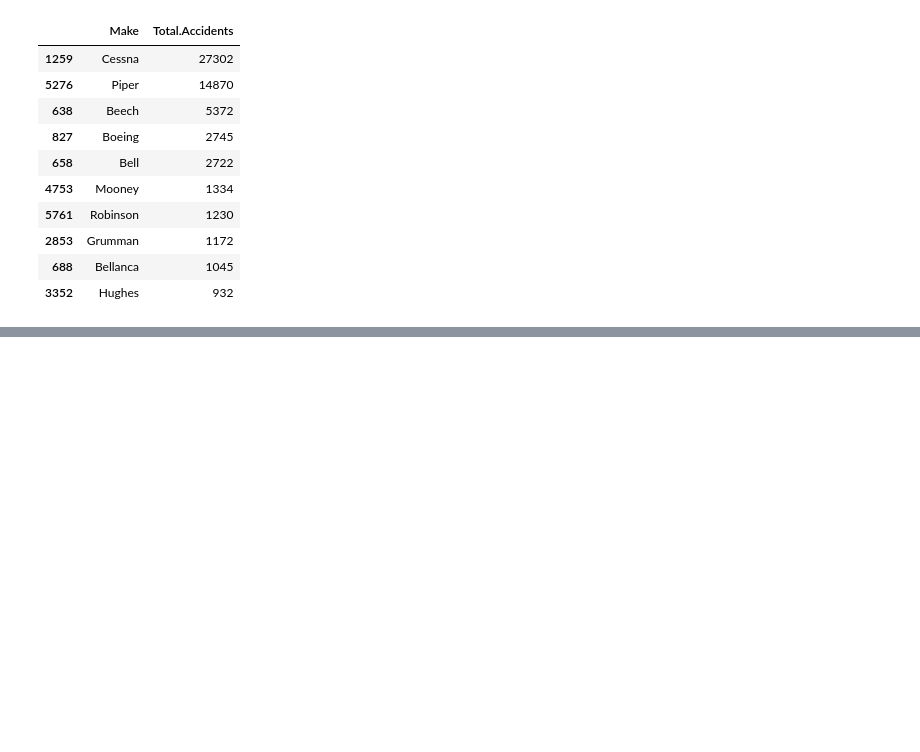
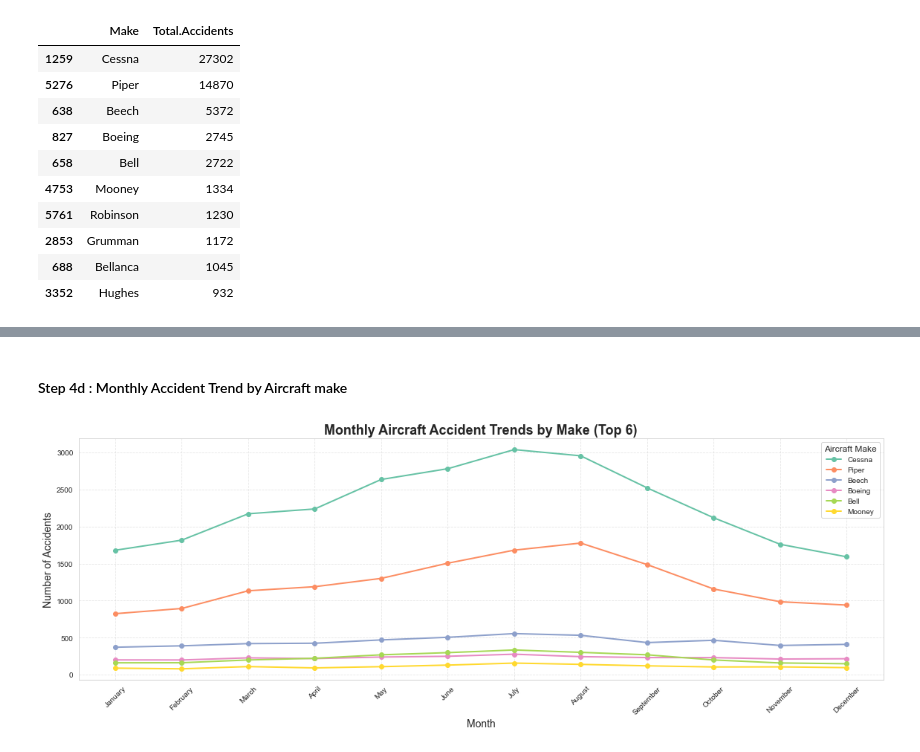
Before and after one commit to DebbieMOmondi/-Aviation-Risk-Analysis, a Jupyter notebook: Risk_Analysis.ipynb, the cells around one changed output, grey strips where cells are left out. Cells and saved outputs as stored; diff of their text form; code cells hidden in the pictures; blank space fills up the shorter version.

```diff
--- a/Risk_Analysis.ipynb
+++ b/Risk_Analysis.ipynb
@@ -363,0 +469,40 @@ accidents_per_model.head(10)
+# %% [markdown]
+#### Step 4d : Monthly Accident Trend by Aircraft make
+# %%
+
+# Group by Month and Make
+accidents_by_month_make = cleaned_data.groupby(['Month', 'Make']).size().reset_index(name='Accident_Count')
+
+# Convert month names to categorical with correct order
+month_order = list(calendar.month_name)[1:]  # ['January', 'February', ..., 'December']
+accidents_by_month_make['Month'] = pd.Categorical(accidents_by_month_make['Month'], categories=month_order, ordered=True)
+
+# Pivot the data
+pivot_make_month = accidents_by_month_make.pivot(index='Month', columns='Make', values='Accident_Count').fillna(0)
+
+# Get top 6 aircraft makes by total accident count
+top_6_makes = cleaned_data['Make'].value_counts().head(6).index
+
+# Set a nice style
+sns.set_style("whitegrid")
+plt.figure(figsize=(16, 6))
+
+# Plot with custom color palette
+palette = sns.color_palette("Set2", len(top_6_makes))
+pivot_make_month[top_6_makes].plot(marker='o', linewidth=2, color=palette, ax=plt.gca())
+
+# Title and labels
+plt.title('Monthly Aircraft Accident Trends by Make (Top 6)', fontsize=18, weight='bold')
+plt.xlabel('Month', fontsize=14)
+plt.ylabel('Number of Accidents', fontsize=14)
+
+# Show all 12 bins clearly
+plt.xticks(ticks=range(12), labels=month_order, rotation=45)
+
+# Grid and legend
+plt.grid(True, linestyle='--', alpha=0.5)
+plt.legend(title='Aircraft Make', title_fontsize=12, fontsize=10)
+plt.tight_layout()
+plt.show()
+# %% [output]
+[figure, added]
```
Also changed, not shown: parts of 25 cells of this notebook, 1 other file.
